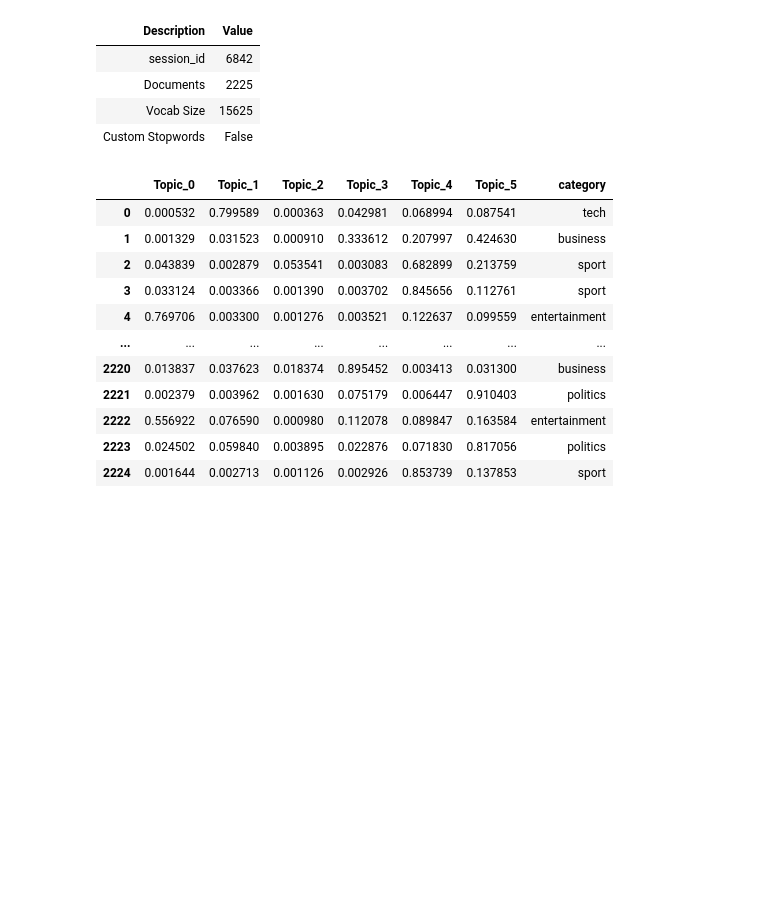
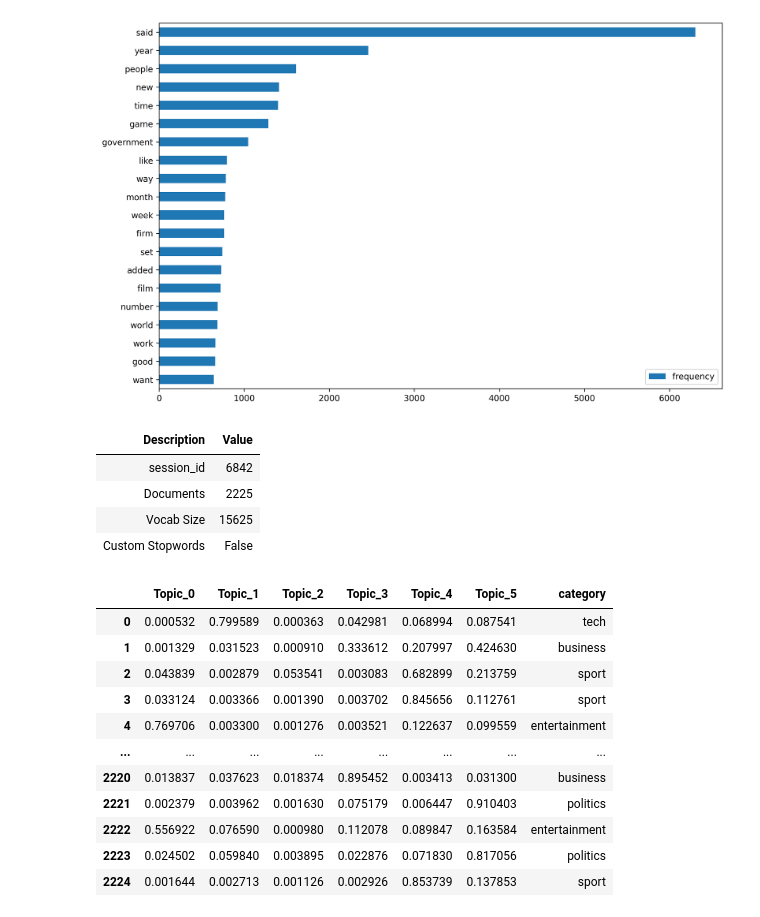
Before and after one commit to derevirn/pycaret-book, a Jupyter notebook: NLP/NLP.ipynb, the cells around one changed output. Saved outputs shown, nothing was run; the diff lists cells and outputs as text; code cells hidden in the pictures; blank space fills up the shorter version.

```diff
--- a/NLP/NLP.ipynb
+++ b/NLP/NLP.ipynb
@@ -10,3 +53,12 @@ data = pd.read_csv('bbc-text.csv')
+# %%
+freq = wc.process_text(text)
+df_freq = pd.DataFrame.from_dict(freq, orient='index', columns=['frequency'])
+
+df_freq.sort_values('frequency')[-20:].plot(kind = 'barh', figsize = (12,8))
+
+plt.show()
+# %% [output]
+[figure, added]
 # %%
 nlp_ = nlp.setup(data = data, target='text', session_id = 6842)
 # %% [output]
```
Also changed, not shown: parts of 5 cells of this notebook.
